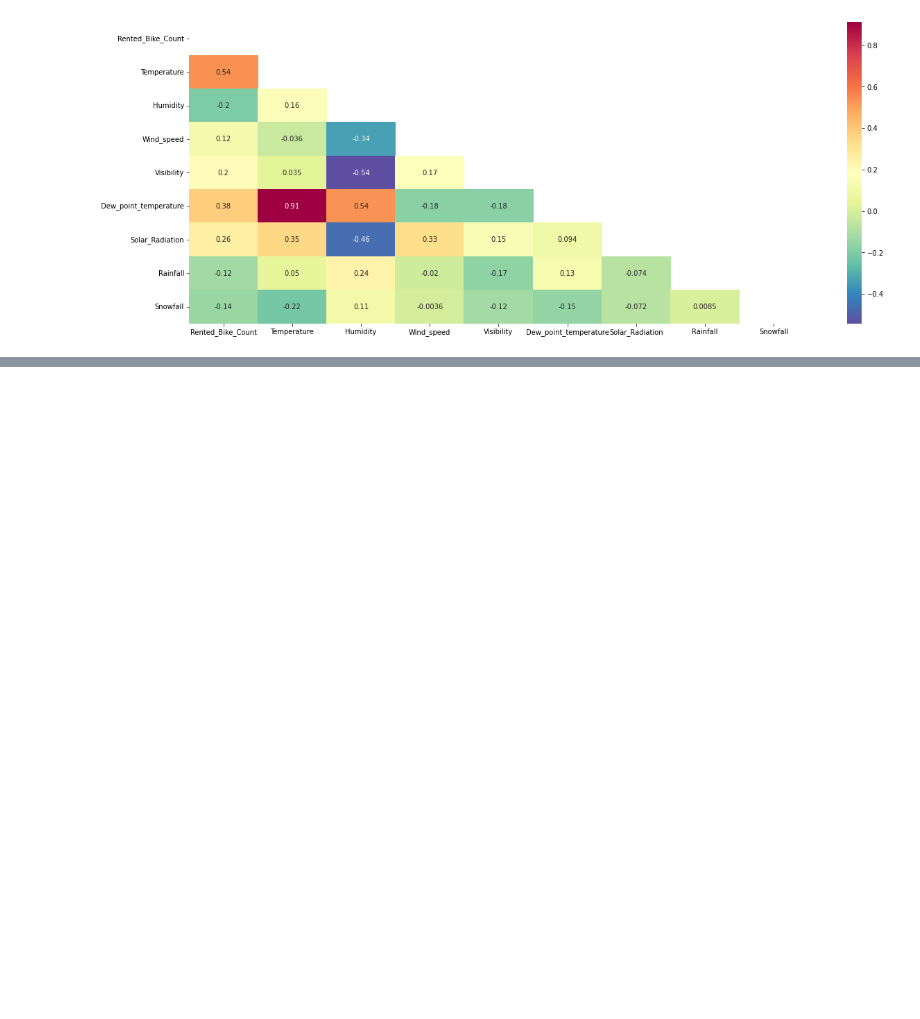
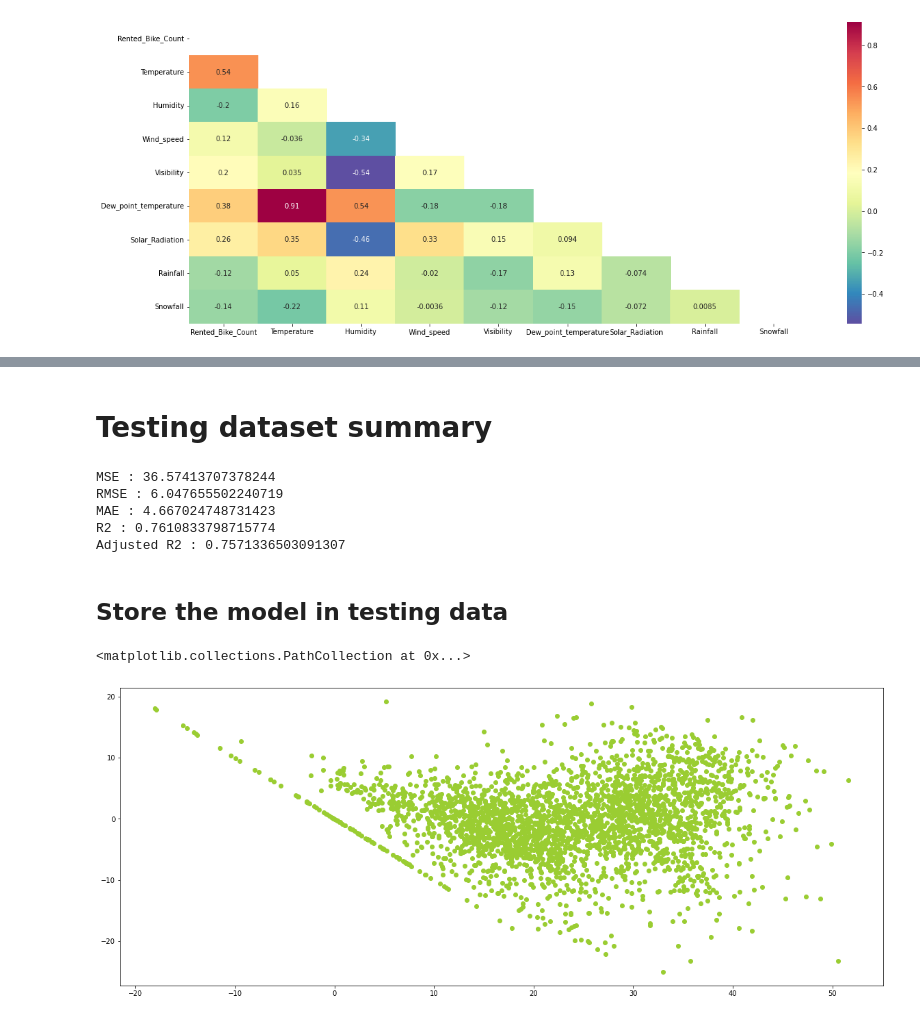
Before and after one commit to kuresh02/Bike-Sharing-Demand-Prediction---Capstone-Project, a Jupyter notebook: Capstone_Project__Sharing_Demand_Prediction.ipynb, the cells around one changed output, grey strips where cells are left out. Saved outputs shown, nothing was run; the diff lists cells and outputs as text; code cells hidden in the pictures; blank space fills up the shorter version.

```diff
--- a/Capstone_Project__Sharing_Demand_Prediction.ipynb
+++ b/Capstone_Project__Sharing_Demand_Prediction.ipynb
@@ -801,0 +892,10 @@ sns.heatmap((correlation),mask=mask, annot=True,cmap='Spectral_r')
+# %%
+#Assign the value in Y fop dependent variable/target value
+y = np.sqrt(bike_df_copy['Rented_Bike_Count'])
+y.head()
+# %%
+#Creat test and train data
+from sklearn.model_selection import train_test_split
+X_train, X_test, y_train, y_test = train_test_split(X, y, test_size=0.33, random_state=0)
+print (X_train.shape)
+print (X_test.shape)
@@ -801,0 +913,4 @@ sns.heatmap((correlation),mask=mask, annot=True,cmap='Spectral_r')
+# %%
+#import the packages and do LinearRegression
+from sklearn.linear_model import LinearRegression
+reg= LinearRegression().fit(X_train, y_train)
@@ -801,0 +938,4 @@ sns.heatmap((correlation),mask=mask, annot=True,cmap='Spectral_r')
+# %%
+#get the X_train and X-test value
+y_pred_train=reg.predict(X_train)
+y_pred_test=reg.predict(X_test)
@@ -801,0 +989,35 @@ sns.heatmap((correlation),mask=mask, annot=True,cmap='Spectral_r')
+# %% [markdown]
+# Testing dataset summary
+# %%
+#import the packages
+from sklearn.metrics import mean_squared_error
+#calculate MSE
+MSE_lr= mean_squared_error((y_test), (y_pred_test))
+print("MSE :",MSE_lr)
+
+#calculate RMSE
+RMSE_lr=np.sqrt(MSE_lr)
+print("RMSE :",RMSE_lr)
+
+
+#calculate MAE
+MAE_lr= mean_absolute_error(y_test, y_pred_test)
+print("MAE :",MAE_lr)
+
+
+
+#import the packages
+from sklearn.metrics import r2_score
+#calculate r2 and adjusted r2
+r2_lr= r2_score(y_test, y_pred_test)
+print("R2 :",r2_lr)
+Adjusted_R2_lr = (1-(1-r2_score(y_test, y_pred_test))*((X_test.shape[0]-1)/(X_test.shape[0]-X_test.shape[1]-1)) )
+print("Adjusted R2 :",Adjusted_R2_lr )
+# %% [output]
+MSE : 36.57413707378244
+RMSE : 6.047655502240719
+MAE : 4.667024748731423
+R2 : 0.7610833798715774
+Adjusted R2 : 0.7571336503091307
+# %% [markdown]
+## Store the model in testing data
@@ -801,0 +1034,7 @@ sns.heatmap((correlation),mask=mask, annot=True,cmap='Spectral_r')
+# %%
+#Heteroscadacity
+plt.figure(figsize=(20,8))
+plt.scatter((y_pred_test),(y_test)-(y_pred_test),color='yellowgreen')
+# %% [output]
+<matplotlib.collections.PathCollection at 0x...>
+[figure, added]
```
Also changed, not shown: parts of 29 cells of this notebook.
